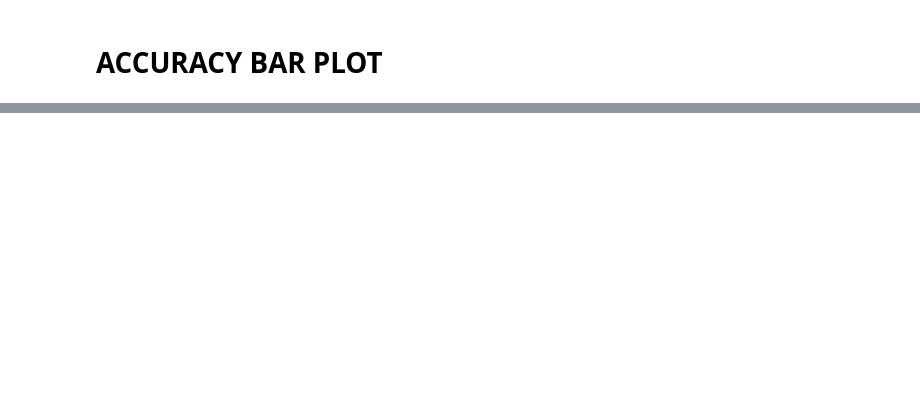
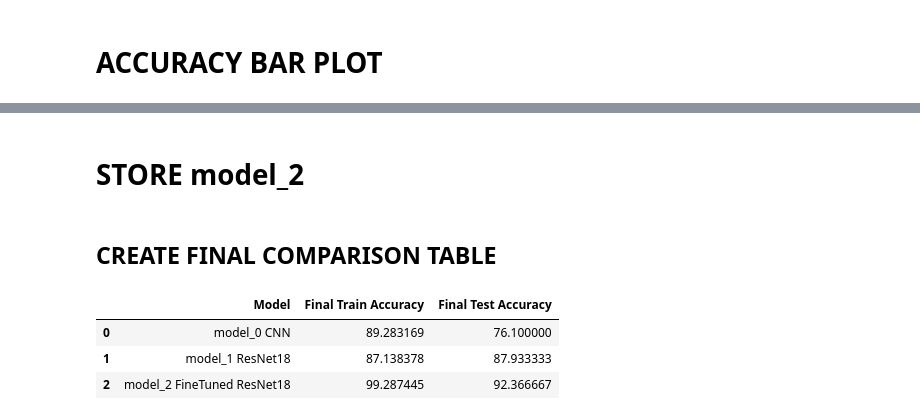
Before and after one commit to LakshyaAhlawat/pytorch-learning, a Jupyter notebook: 06_intel_image_classification.ipynb, the cells around one changed output, grey strips where cells are left out. Cells and saved outputs as stored; diff of their text form; code cells hidden in the pictures; blank space fills up the shorter version.

```diff
--- a/06_intel_image_classification.ipynb
+++ b/06_intel_image_classification.ipynb
@@ -853,0 +1016,2 @@ plt.show()
+# %% [markdown]
+# STORE model_2
@@ -853,0 +1020,40 @@ plt.show()
+# %% [markdown]
+## CREATE FINAL COMPARISON TABLE
+# %%
+comparison_df = pd.DataFrame({
+
+    "Model": [
+
+        "model_0 CNN",
+
+        "model_1 ResNet18",
+
+        "model_2 FineTuned ResNet18"
+    ],
+
+    "Final Train Accuracy": [
+
+        model_0_results["train_acc"][-1] * 100,
+
+        model_1_results["train_acc"][-1] * 100,
+
+        model_2_results["train_acc"][-1] * 100
+    ],
+
+    "Final Test Accuracy": [
+
+        model_0_results["test_acc"][-1] * 100,
+
+        model_1_results["test_acc"][-1] * 100,
+
+        model_2_results["test_acc"][-1] * 100
+    ]
+
+})
+
+comparison_df
+# %% [output]
+|  | Model | Final Train Accuracy | Final Test Accuracy |
+| 0 | model_0 CNN | 89.283169 | 76.100000 |
+| 1 | model_1 ResNet18 | 87.138378 | 87.933333 |
+| 2 | model_2 FineTuned ResNet18 | 99.287445 | 92.366667 |
```
Also changed, not shown: parts of 35 cells of this notebook.
